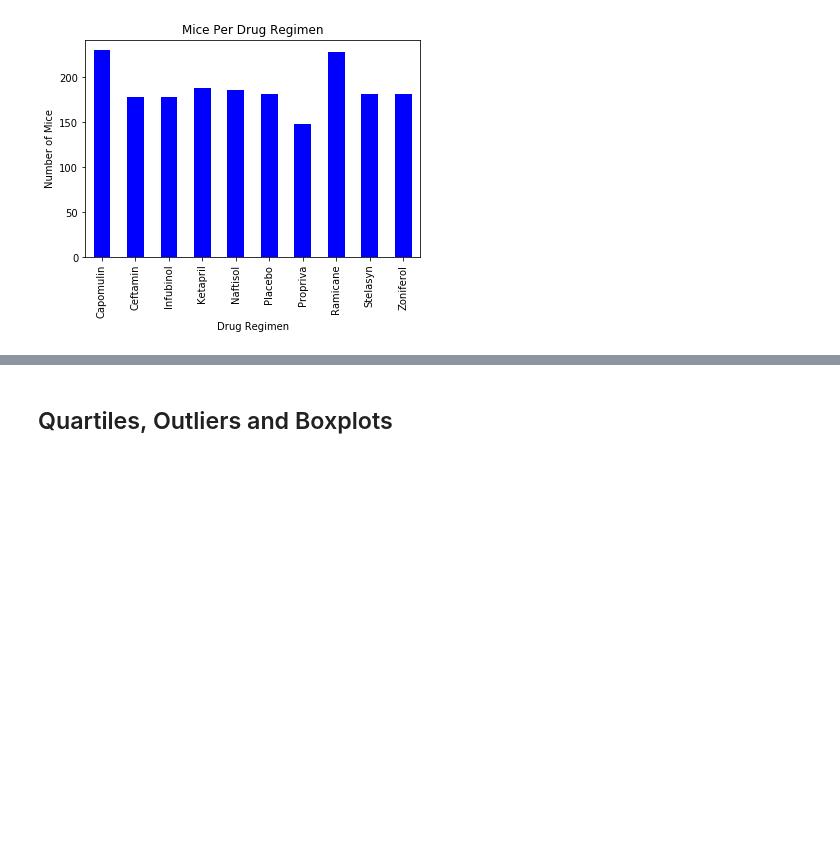
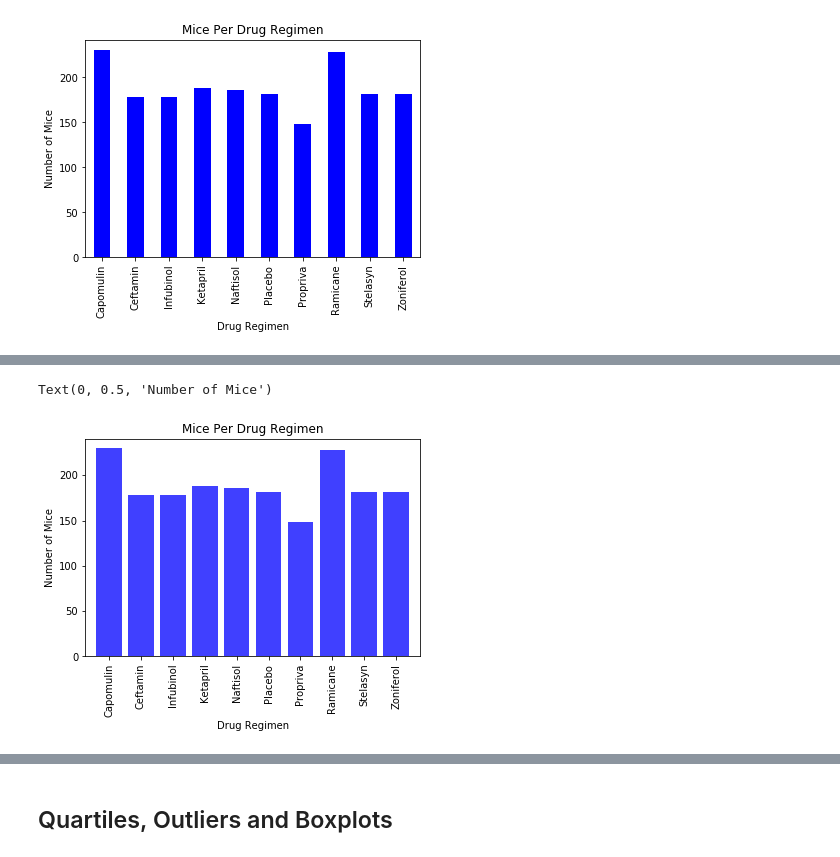
Before and after one commit to cdfencing/Matplotlib-The-Power-of-Plots, a Jupyter notebook: Pymaceuticals/Pymaceuticals.ipynb, the cells around one changed output, grey strips where cells are left out. Cells and saved outputs as stored; diff of their text form; code cells hidden in the pictures; blank space fills up the shorter version.

```diff
--- a/Pymaceuticals/Pymaceuticals.ipynb
+++ b/Pymaceuticals/Pymaceuticals.ipynb
@@ -108,3 +103,31 @@ plt.bar(x_axis, mice_in_treatments, color="b", align="center")
+# %%
+# Bar plot displaying number of mice per drug regimen by pyplot method
+
+#Create the array with the numbers of mice per treatment
+treatment_numbers = [230, 178, 178, 188, 186, 181, 148, 228, 181, 182]
+
+#Set the x_axis to be the amount of mice per treatment
+x_axis = np.arange(len(count_mice_by_treatment))
+
+plt.bar(x_axis, treatment_numbers, color='blue', alpha=0.75, align='center')
+
+# create the tick locations
+tick_locations = [i for i in x_axis]
+plt.xticks(tick_locations, ['Capomulin', 'Ceftamin', 'Infubinol',
+        'Ketapril', 'Naftisol', 'Placebo', 'Propriva',
+        'Ramicane', 'Stelasyn', 'Zoniferol'],  rotation='vertical')
+
+#set the limits
+plt.xlim(-0.75, len(x_axis)-0.25)
+plt.ylim(0, max(treatment_numbers)+10)
+
+#set the labels
+plt.title("Mice Per Drug Regimen")
+plt.xlabel("Drug Regimen")
+plt.ylabel("Number of Mice")
+# %% [output]
+Text(0, 0.5, 'Number of Mice')
+[figure, added]
 # %%
 # Grouping mice by drug regimen
 mice_by_sex = combined_mousestudy_df.groupby("Sex")
```
Also changed, not shown: parts of 10 cells of this notebook.
